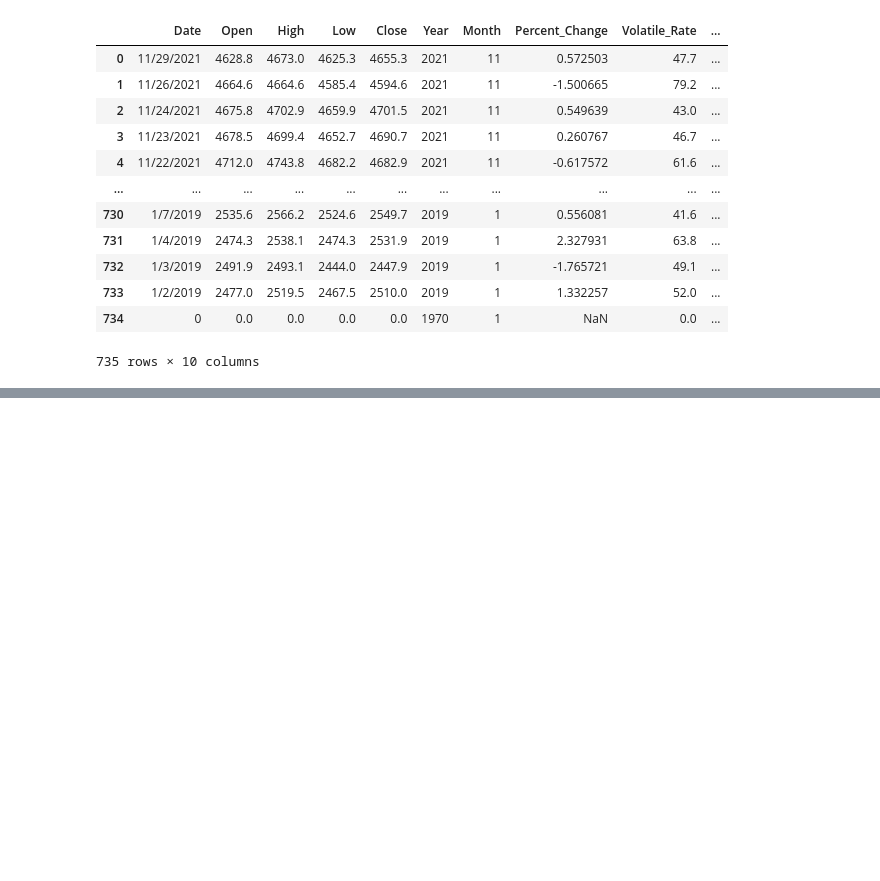
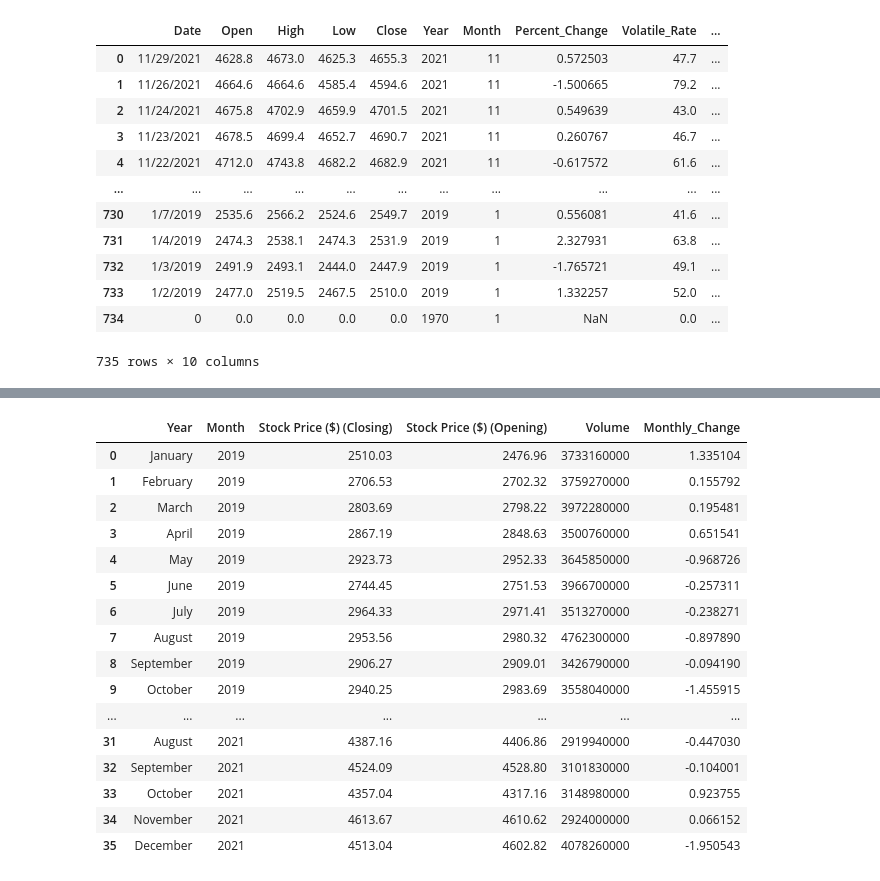
Before and after one commit to Snail2037/CMSC320-Final-Project, a Jupyter notebook: S&P500.ipynb, the cells around one changed output, grey strips where cells are left out. Cells and saved outputs as stored; diff of their text form; code cells hidden in the pictures; blank space fills up the shorter version.

```diff
--- a/S&P500.ipynb
+++ b/S&P500.ipynb
@@ -190,0 +197,21 @@ sns.factorplot(x="Year", y="Stock Price ($)", data=df)
+# %%
+df['Monthly_Change'] = (((df['Stock Price ($) (Closing)'] - df['Stock Price ($) (Opening)'])/ df['Stock Price ($) (Opening)']) * 100).reset_index(drop = True)
+df
+# %% [output]
+|  | Year | Month | Stock Price ($) (Closing) | Stock Price ($) (Opening) | Volume | Monthly_Change |
+| 0 | January | 2019 | 2510.03 | 2476.96 | 3733160000 | 1.335104 |
+| 1 | February | 2019 | 2706.53 | 2702.32 | 3759270000 | 0.155792 |
+| 2 | March | 2019 | 2803.69 | 2798.22 | 3972280000 | 0.195481 |
+| 3 | April | 2019 | 2867.19 | 2848.63 | 3500760000 | 0.651541 |
+| 4 | May | 2019 | 2923.73 | 2952.33 | 3645850000 | -0.968726 |
+| 5 | June | 2019 | 2744.45 | 2751.53 | 3966700000 | -0.257311 |
+| 6 | July | 2019 | 2964.33 | 2971.41 | 3513270000 | -0.238271 |
+| 7 | August | 2019 | 2953.56 | 2980.32 | 4762300000 | -0.897890 |
+| 8 | September | 2019 | 2906.27 | 2909.01 | 3426790000 | -0.094190 |
+| 9 | October | 2019 | 2940.25 | 2983.69 | 3558040000 | -1.455915 |
+| ... | ... | ... | ... | ... | ... | ... |
+| 31 | August | 2021 | 4387.16 | 4406.86 | 2919940000 | -0.447030 |
+| 32 | September | 2021 | 4524.09 | 4528.80 | 3101830000 | -0.104001 |
+| 33 | October | 2021 | 4357.04 | 4317.16 | 3148980000 | 0.923755 |
+| 34 | November | 2021 | 4613.67 | 4610.62 | 2924000000 | 0.066152 |
+| 35 | December | 2021 | 4513.04 | 4602.82 | 4078260000 | -1.950543 |
```
Also changed, not shown: parts of 12 cells of this notebook.
